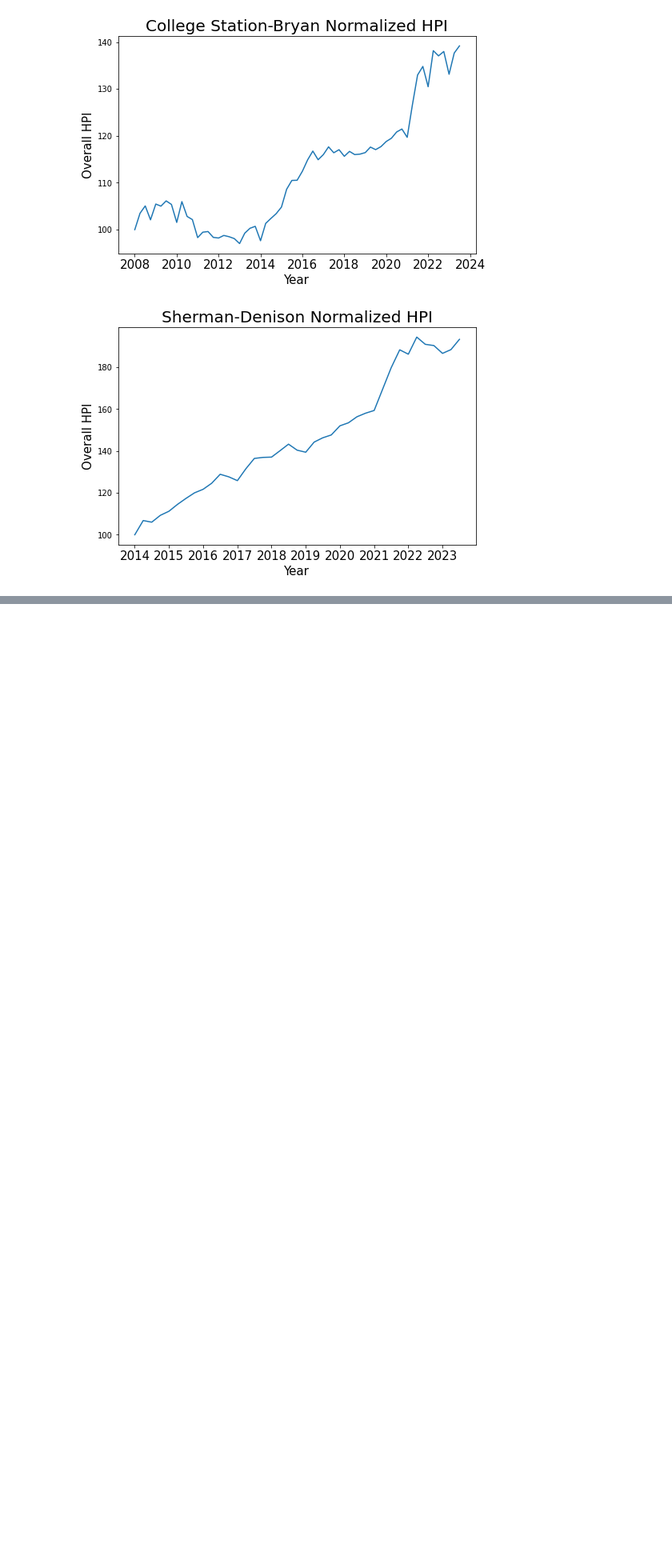
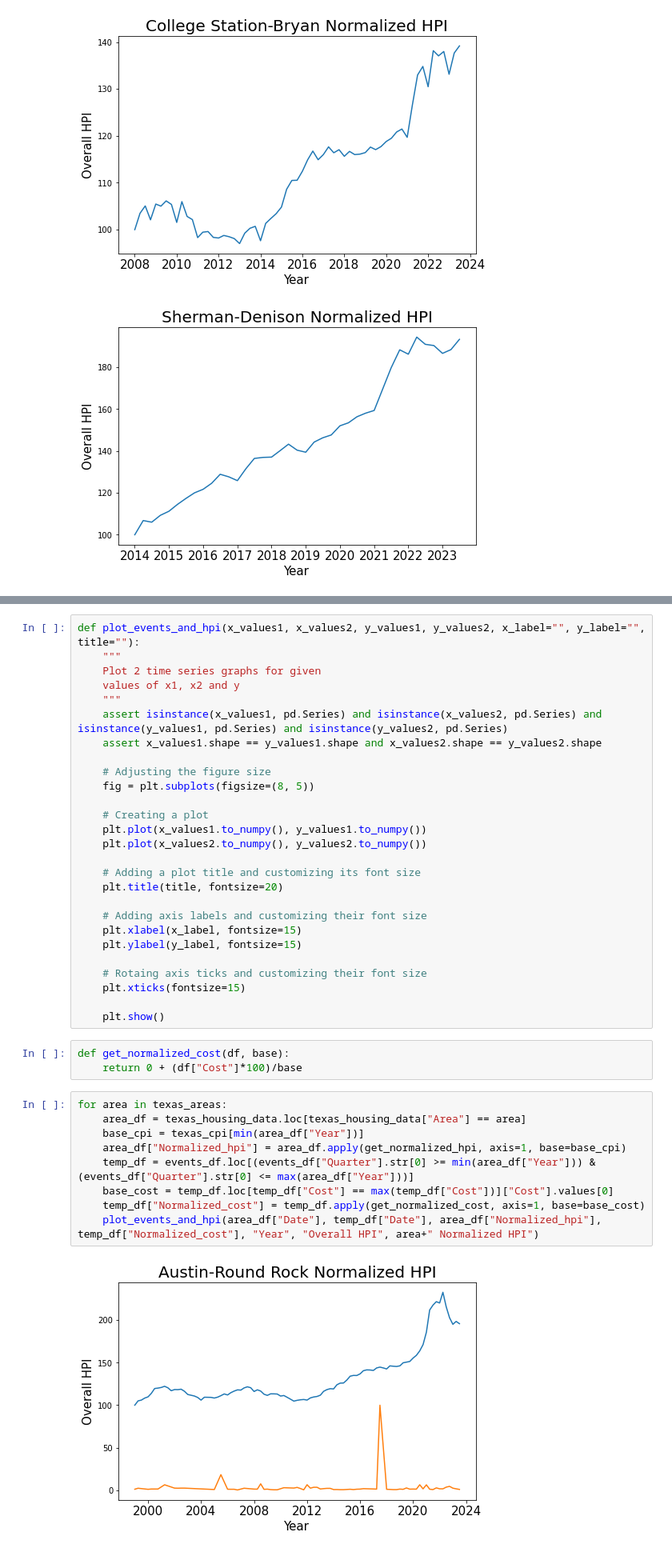
Before and after one commit to mkharroub/ECE143-The-Impact-of-Natural-Disasters-on-U.S.-Real-Estate-Prices, a Jupyter notebook: data_extraction.ipynb, the cells around one changed output, grey strips where cells are left out. Shown: that part at 80% size. Drawn from its saved outputs; the diff is of its cells as text; blank space fills up the shorter version.

```diff
--- a/data_extraction.ipynb
+++ b/data_extraction.ipynb
@@ -123,0 +252,41 @@ texas_disaster_data.head()
+# %%
+def plot_events_and_hpi(x_values1, x_values2, y_values1, y_values2, x_label="", y_label="", title=""):
+    """
+    Plot 2 time series graphs for given
+    values of x1, x2 and y
+    """
+    assert isinstance(x_values1, pd.Series) and isinstance(x_values2, pd.Series) and isinstance(y_values1, pd.Series) and isinstance(y_values2, pd.Series)
+    assert x_values1.shape == y_values1.shape and x_values2.shape == y_values2.shape
+
+    # Adjusting the figure size
+    fig = plt.subplots(figsize=(8, 5))
+
+    # Creating a plot
+    plt.plot(x_values1.to_numpy(), y_values1.to_numpy())
+    plt.plot(x_values2.to_numpy(), y_values2.to_numpy())
+
+    # Adding a plot title and customizing its font size
+    plt.title(title, fontsize=20)
+
+    # Adding axis labels and customizing their font size
+    plt.xlabel(x_label, fontsize=15)
+    plt.ylabel(y_label, fontsize=15)
+
+    # Rotaing axis ticks and customizing their font size
+    plt.xticks(fontsize=15)
+
+    plt.show()
+# %%
+def get_normalized_cost(df, base):
+    return 0 + (df["Cost"]*100)/base
+# %%
+for area in texas_areas:
+    area_df = texas_housing_data.loc[texas_housing_data["Area"] == area]
+    base_cpi = texas_cpi[min(area_df["Year"])]
+    area_df["Normalized_hpi"] = area_df.apply(get_normalized_hpi, axis=1, base=base_cpi)
+    temp_df = events_df.loc[(events_df["Quarter"].str[0] >= min(area_df["Year"])) & (events_df["Quarter"].str[0] <= max(area_df["Year"]))]
+    base_cost = temp_df.loc[temp_df["Cost"] == max(temp_df["Cost"])]["Cost"].values[0]
+    temp_df["Normalized_cost"] = temp_df.apply(get_normalized_cost, axis=1, base=base_cost)
+    plot_events_and_hpi(area_df["Date"], temp_df["Date"], area_df["Normalized_hpi"], temp_df["Normalized_cost"], "Year", "Overall HPI", area+" Normalized HPI")
+# %% [output]
+[figure, added]
```
Also changed, not shown: parts of 10 cells of this notebook, 1 other file.
